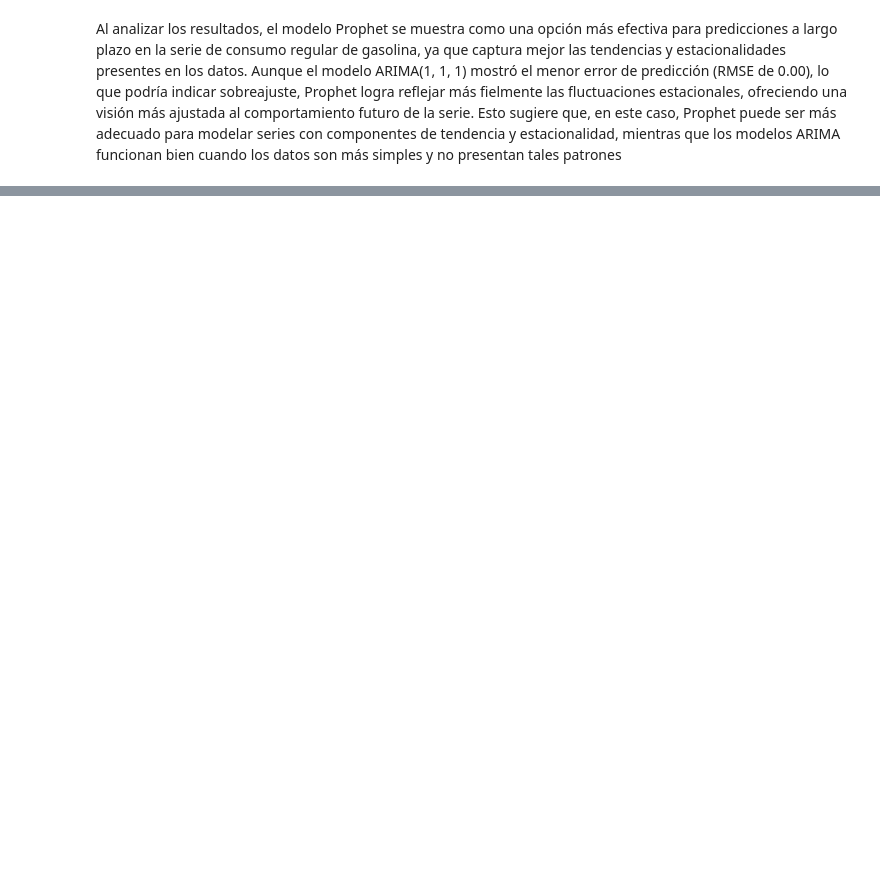
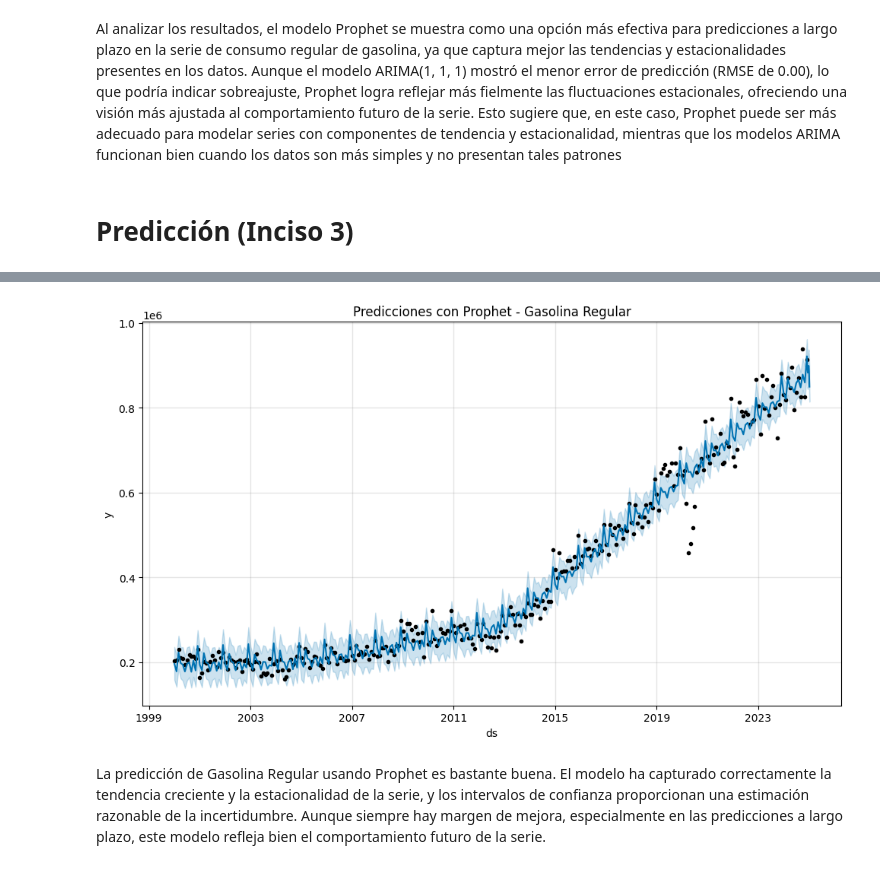
Before and after one commit to michellemej22596/Laboratorio-01-Series-de-Tiempo, a Jupyter notebook: ConsumoRegular.ipynb, the cells around one changed output, grey strips where cells are left out. Drawn from its saved outputs; the diff is of its cells as text; code cells hidden in the pictures; blank space fills up the shorter version.

```diff
--- a/ConsumoRegular.ipynb
+++ b/ConsumoRegular.ipynb
@@ -235,2 +197,29 @@ plt.show()
 # %% [markdown]
 Al analizar los resultados, el modelo Prophet se muestra como una opción más efectiva para predicciones a largo plazo en la serie de consumo regular de gasolina, ya que captura mejor las tendencias y estacionalidades presentes en los datos. Aunque el modelo ARIMA(1, 1, 1) mostró el menor error de predicción (RMSE de 0.00), lo que podría indicar sobreajuste, Prophet logra reflejar más fielmente las fluctuaciones estacionales, ofreciendo una visión más ajustada al comportamiento futuro de la serie. Esto sugiere que, en este caso, Prophet puede ser más adecuado para modelar series con componentes de tendencia y estacionalidad, mientras que los modelos ARIMA funcionan bien cuando los datos son más simples y no presentan tales patrones
+# %% [markdown]
+# Predicción (Inciso 3)
+# %%
+from prophet import Prophet
+import matplotlib.pyplot as plt
+
+# Preparar los datos para Prophet
+df_prophet_regular = serie_regular.reset_index()[['Fecha', 'Gasolina regular']].rename(columns={'Fecha': 'ds', 'Gasolina regular': 'y'})
+
+# Crear el modelo Prophet
+modelo_prophet_regular = Prophet(yearly_seasonality=True)
+
+# Ajustar el modelo
+modelo_prophet_regular.fit(df_prophet_regular)
+
+# Crear el dataframe para los próximos 36 meses (últimos 3 años)
+future_regular = modelo_prophet_regular.make_future_dataframe(periods=36)
+
+# Realizar las predicciones
+forecast_regular = modelo_prophet_regular.predict(future_regular)
+
+# Graficar las predicciones
+modelo_prophet_regular.plot(forecast_regular)
+plt.title("Predicciones con Prophet - Gasolina Regular")
+plt.tight_layout()
+plt.show()
+# %% [output]
@@ -236,0 +228,3 @@ Al analizar los resultados, el modelo Prophet se muestra como una opción más e
+[figure, added]
+# %% [markdown]
+La predicción de Gasolina Regular usando Prophet es bastante buena. El modelo ha capturado correctamente la tendencia creciente y la estacionalidad de la serie, y los intervalos de confianza proporcionan una estimación razonable de la incertidumbre. Aunque siempre hay margen de mejora, especialmente en las predicciones a largo plazo, este modelo refleja bien el comportamiento futuro de la serie.
```
Also changed, not shown: parts of 3 cells of this notebook, 3 other files.
